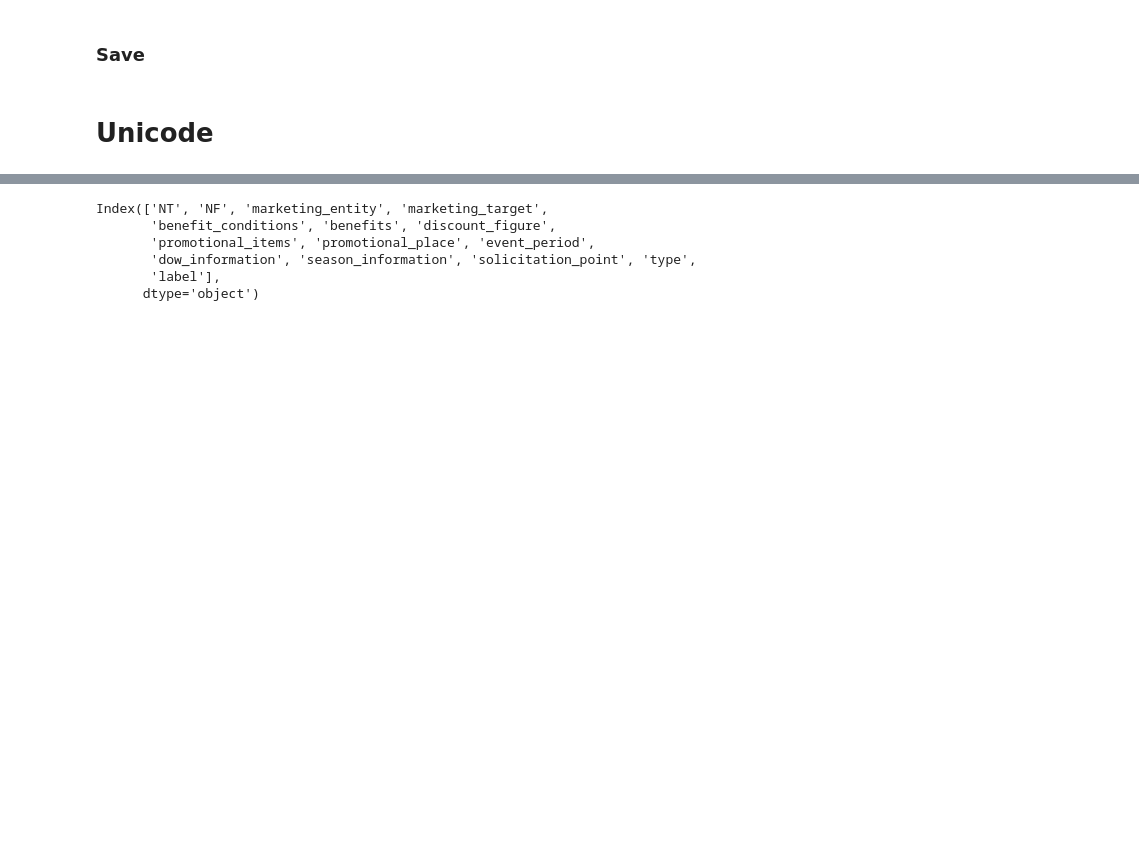
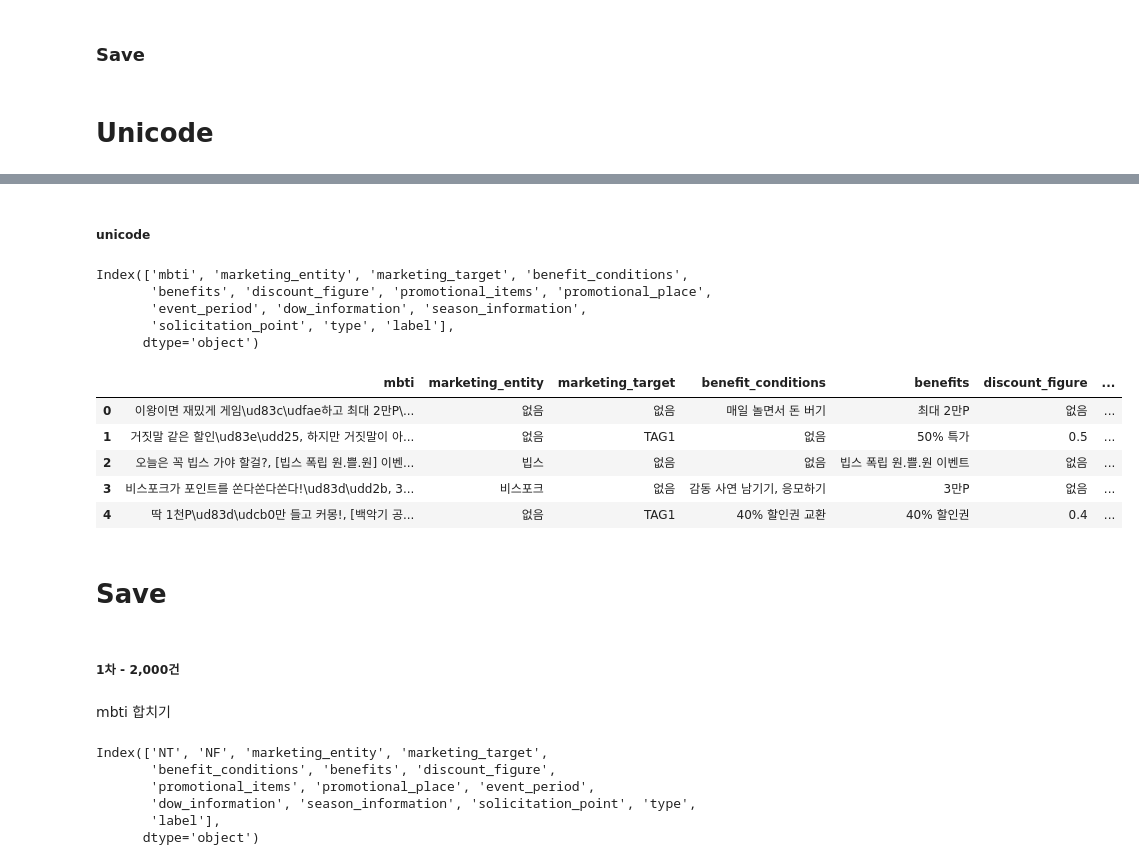
Before and after one commit to textnetkr/Advertising_By_Personality, a Jupyter notebook: src/business_model/keyword_extraction/after_treatment.ipynb, the cells around one changed output, grey strips where cells are left out. Cells and saved outputs as stored; diff of their text form; code cells hidden in the pictures; blank space fills up the shorter version.

```diff
--- a/src/business_model/keyword_extraction/after_treatment.ipynb
+++ b/src/business_model/keyword_extraction/after_treatment.ipynb
@@ -56,2 +50,2 @@ df = pd.concat([df_nt, df_nf], axis=0)
 # %%
-df.reset_index(inplace=True, drop=True)
+df_3000.reset_index(inplace=True, drop=True)
@@ -150,18 +137,18 @@ df['solicitation_point'] = df.solicitation_point.apply(lambda x: x.replace('소
 # %%
-df['marketing_entity'] = df.marketing_entity.apply(lambda x: x.replace('[', '').replace(']', '').replace('+', ',').replace('O', '0').replace(' / ',', ').rstrip(',').rstrip('，').rstrip('.').strip())
-df['marketing_target'] = df.marketing_target.apply(lambda x: x.replace('[', '').replace(']', '').replace('+', ',').replace('O', '0').replace(' / ',', ').rstrip(',').rstrip('，').rstrip('.').strip())
-df['benefit_conditions'] = df.benefit_conditions.apply(lambda x: x.replace('[', '').replace(']', '').replace('+', ',').replace('O', '0').replace(' / ',', ').rstrip(',').rstrip('，').rstrip('.').strip())
-df['benefits'] = df.benefits.apply(lambda x: x.replace('[', '').replace(']', '').replace('+', ',').replace('O', '0').replace(' / ',', ').rstrip(',').rstrip('，').rstrip('.').strip())
-df['discount_figure'] = df.discount_figure.apply(lambda x: x.replace('[', '').replace(']', '').replace('+', ',').replace('O', '0').replace(' / ',', ').rstrip(',').rstrip('，').rstrip('.').strip())
-df['promotional_items'] = df.promotional_items.apply(lambda x: x.replace('[', '').replace(']', '').replace('+', ',').replace('O', '0').replace(' / ',', ').rstrip(',').rstrip('，').rstrip('.').strip())
-df['promotional_place'] = df.promotional_place.apply(lambda x: x.replace('[', '').replace(']', '').replace('+', ',').replace('O', '0').replace(' / ',', ').rstrip(',').rstrip('，').rstrip('.').strip())
-df['event_period'] = df.event_period.apply(lambda x: x.replace('[', '').replace(']', '').replace('+', ',').replace('O', '0').replace(' / ',', ').rstrip(',').rstrip('，').rstrip('.').strip())
-df['dow_information'] = df.dow_information.apply(lambda x: x.replace('[', '').replace(']', '').replace('+', ',').replace('O', '0').replace(' / ',', ').rstrip(',').rstrip('，').rstrip('.').strip())
-df['season_information'] = df.season_information.apply(lambda x: x.replace('[', '').replace(']', '').replace('+', ',').replace('O', '0').replace(' / ',', ').rstrip(',').rstrip('，').rstrip('.').strip())
-df['solicitation_point'] = df.solicitation_point.apply(lambda x: x.replace('[', '').replace(']', '').replace('+', ',').replace('O', '0').replace(' / ',', ').rstrip(',').rstrip('，').rstrip('.').strip())
-df['label'] = df.label.apply(lambda x: x.replace('O', '0').strip())
+df_3000['marketing_entity'] = df_3000.marketing_entity.apply(lambda x: x.replace('[', '').replace(']', '').replace('+', ',').replace('O', '0').replace(' / ',', ').rstrip(',').rstrip('，').rstrip('.').strip())
+df_3000['marketing_target'] = df_3000.marketing_target.apply(lambda x: x.replace('[', '').replace(']', '').replace('+', ',').replace('O', '0').replace(' / ',', ').rstrip(',').rstrip('，').rstrip('.').strip())
+df_3000['benefit_conditions'] = df_3000.benefit_conditions.apply(lambda x: x.replace('[', '').replace(']', '').replace('+', ',').replace('O', '0').replace(' / ',', ').rstrip(',').rstrip('，').rstrip('.').strip())
+df_3000['benefits'] = df_3000.benefits.apply(lambda x: x.replace('[', '').replace(']', '').replace('+', ',').replace('O', '0').replace(' / ',', ').rstrip(',').rstrip('，').rstrip('.').strip())
+df_3000['discount_figure'] = df_3000.discount_figure.apply(lambda x: x.replace('[', '').replace(']', '').replace('+', ',').replace('O', '0').replace(' / ',', ').rstrip(',').rstrip('，').rstrip('.').strip())
+df_3000['promotional_items'] = df_3000.promotional_items.apply(lambda x: x.replace('[', '').replace(']', '').replace('+', ',').replace('O', '0').replace(' / ',', ').rstrip(',').rstrip('，').rstrip('.').strip())
+df_3000['promotional_place'] = df_3000.promotional_place.apply(lambda x: x.replace('[', '').replace(']', '').replace('+', ',').replace('O', '0').replace(' / ',', ').rstrip(',').rstrip('，').rstrip('.').strip())
+df_3000['event_period'] = df_3000.event_period.apply(lambda x: x.replace('[', '').replace(']', '').replace('+', ',').replace('O', '0').replace(' / ',', ').rstrip(',').rstrip('，').rstrip('.').strip())
+df_3000['dow_information'] = df_3000.dow_information.apply(lambda x: x.replace('[', '').replace(']', '').replace('+', ',').replace('O', '0').replace(' / ',', ').rstrip(',').rstrip('，').rstrip('.').strip())
+df_3000['season_information'] = df_3000.season_information.apply(lambda x: x.replace('[', '').replace(']', '').replace('+', ',').replace('O', '0').replace(' / ',', ').rstrip(',').rstrip('，').rstrip('.').strip())
+df_3000['solicitation_point'] = df_3000.solicitation_point.apply(lambda x: x.replace('[', '').replace(']', '').replace('+', ',').replace('O', '0').replace(' / ',', ').rstrip(',').rstrip('，').rstrip('.').strip())
+df_3000['label'] = df_3000.label.apply(lambda x: x.replace('O', '0').strip())
 # %%
-df.fillna('없음', inplace=True)
+df_3000.fillna('없음', inplace=True)
 # %% [markdown]
 ### Save
 # %%
@@ -188,14 +173,42 @@ unicode
+# %% [markdown]
+##### unicode
 # %%
 import swifter
 from pshmodule.processing import processing as p
 # %%
 nlp = p.Nlp()
 # %%
-df.columns
+df_3000.columns
 # %% [output]
-Index(['NT', 'NF', 'marketing_entity', 'marketing_target',
-       'benefit_conditions', 'benefits', 'discount_figure',
-       'promotional_items', 'promotional_place', 'event_period',
-       'dow_information', 'season_information', 'solicitation_point', 'type',
-       'label'],
+Index(['mbti', 'marketing_entity', 'marketing_target', 'benefit_conditions',
+       'benefits', 'discount_figure', 'promotional_items', 'promotional_place',
+       'event_period', 'dow_information', 'season_information',
+       'solicitation_point', 'type', 'label'],
       dtype='object')
+# %%
+df_3000['mbti'] = df_3000.mbti.swifter.apply(lambda x: nlp.convert_to_other_unicode(x))
+df_3000['marketing_entity'] = df_3000.marketing_entity.swifter.apply(lambda x: nlp.convert_to_other_unicode(x))
+df_3000['marketing_target'] = df_3000.marketing_target.swifter.apply(lambda x: nlp.convert_to_other_unicode(x))
+df_3000['benefit_conditions'] = df_3000.benefit_conditions.swifter.apply(lambda x: nlp.convert_to_other_unicode(x))
+df_3000['benefits'] = df_3000.benefits.swifter.apply(lambda x: nlp.convert_to_other_unicode(x))
+df_3000['discount_figure'] = df_3000.discount_figure.swifter.apply(lambda x: nlp.convert_to_other_unicode(x))
+df_3000['promotional_items'] = df_3000.promotional_items.swifter.apply(lambda x: nlp.convert_to_other_unicode(x))
+df_3000['promotional_place'] = df_3000.promotional_place.swifter.apply(lambda x: nlp.convert_to_other_unicode(x))
+df_3000['event_period'] = df_3000.event_period.swifter.apply(lambda x: nlp.convert_to_other_unicode(x))
+df_3000['dow_information'] = df_3000.dow_information.swifter.apply(lambda x: nlp.convert_to_other_unicode(x))
+df_3000['season_information'] = df_3000.season_information.swifter.apply(lambda x: nlp.convert_to_other_unicode(x))
+df_3000['solicitation_point'] = df_3000.solicitation_point.swifter.apply(lambda x: nlp.convert_to_other_unicode(x))
+df_3000['label'] = df_3000.label.swifter.apply(lambda x: nlp.convert_to_other_unicode(x))
+# %%
+df_3000.head()
+# %% [output]
+|  | mbti | marketing_entity | marketing_target | benefit_conditions | benefits | discount_figure | ... |
+| 0 | 이왕이면 재밌게 게임\ud83c\udfae하고 최대 2만P\... | 없음 | 없음 | 매일 놀면서 돈 버기 | 최대 2만P | 없음 | ... |
+| 1 | 거짓말 같은 할인\ud83e\udd25, 하지만 거짓말이 아... | 없음 | TAG1 | 없음 | 50% 특가 | 0.5 | ... |
+| 2 | 오늘은 꼭 빕스 가야 할걸?, [빕스 폭립 원.쁠.원] 이벤... | 빕스 | 없음 | 없음 | 빕스 폭립 원.쁠.원 이벤트 | 없음 | ... |
+| 3 | 비스포크가 포인트를 쏜다쏜다쏜다!\ud83d\udd2b, 3... | 비스포크 | 없음 | 감동 사연 남기기, 응모하기 | 3만P | 없음 | ... |
+| 4 | 딱 1천P\ud83d\udcb0만 들고 커몽!, [백악기 공... | 없음 | TAG1 | 40% 할인권 교환 | 40% 할인권 | 0.4 | ... |
+# %% [markdown]
+# Save
+# %% [markdown]
+##### 1차 - 2,000건
@@ -201,0 +221,11 @@ Index(['NT', 'NF', 'marketing_entity', 'marketing_target',
+# %% [markdown]
+mbti 합치기
+# %%
+df_2000.columns
+# %% [output]
+Index(['NT', 'NF', 'marketing_entity', 'marketing_target',
+       'benefit_conditions', 'benefits', 'discount_figure',
+       'promotional_items', 'promotional_place', 'event_period',
+       'dow_information', 'season_information', 'solicitation_point', 'type',
+       'label'],
+      dtype='object')
```
Also changed, not shown: parts of 49 cells of this notebook, 23 other files.
